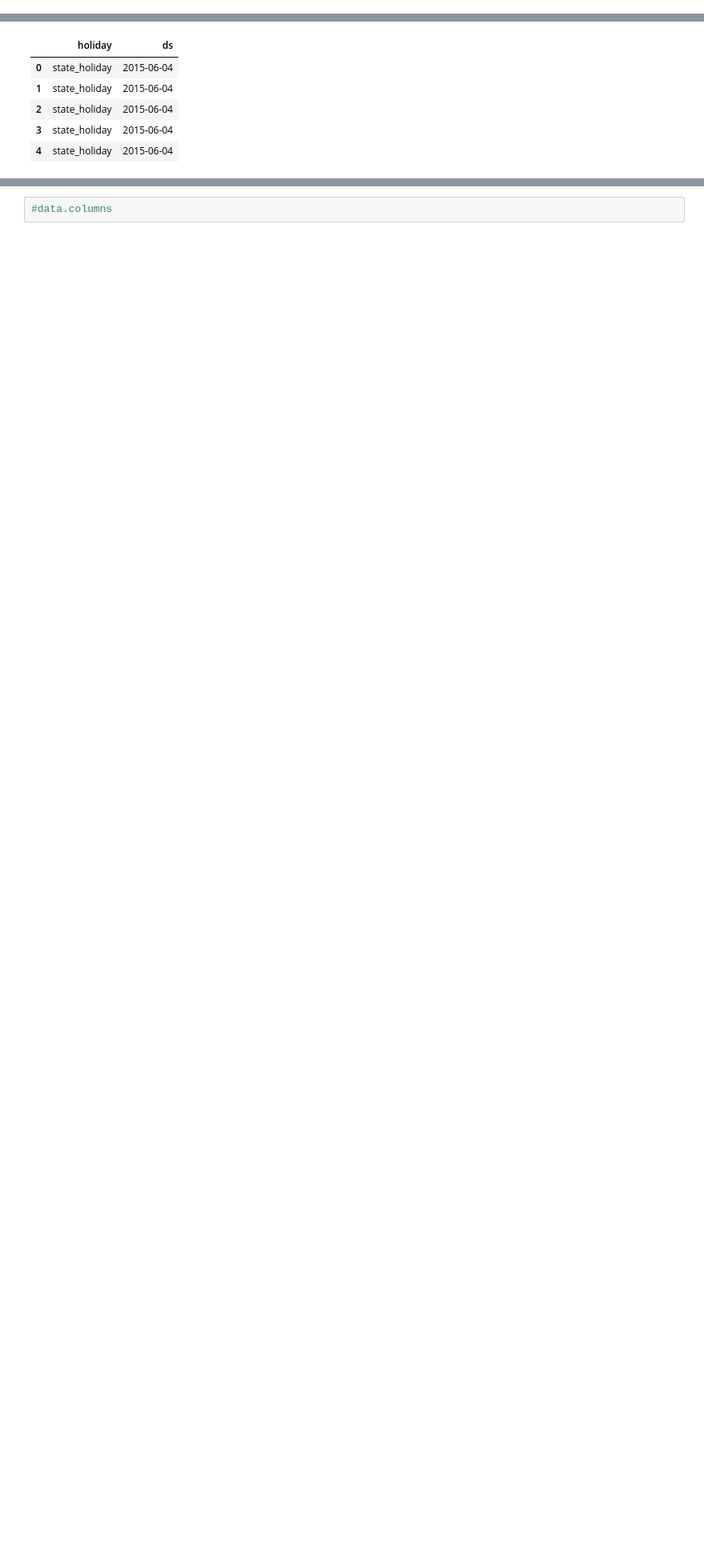
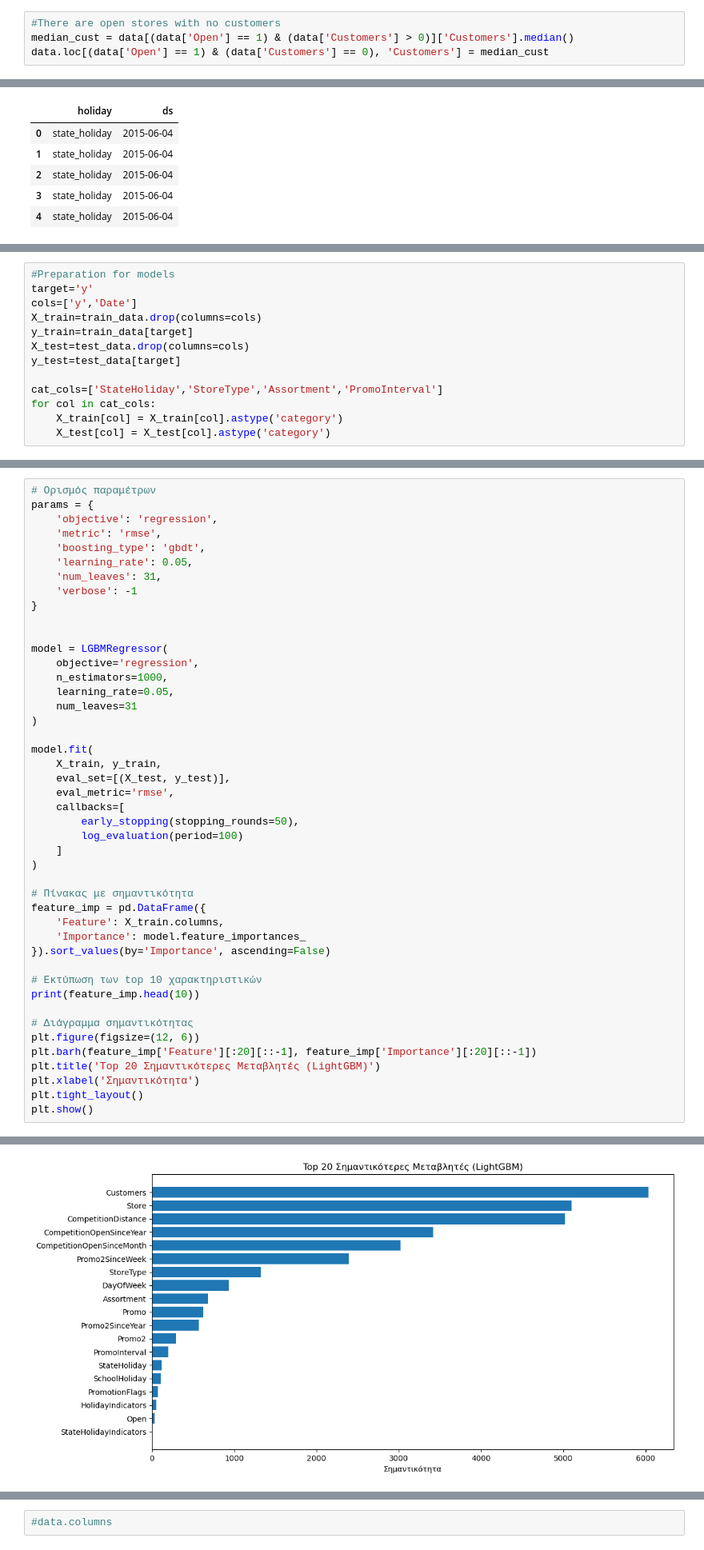
Before and after one commit to GeorgeStampolidiss/Projects, a Jupyter notebook: Project1_GStampolidis.ipynb, the cells around one changed output, grey strips where cells are left out. Shown at 80% size. Saved outputs shown, nothing was run; the diff lists cells and outputs as text; blank space fills up the shorter version.

```diff
--- a/Project1_GStampolidis.ipynb
+++ b/Project1_GStampolidis.ipynb
@@ -234,3 +238,7 @@ data["PromoInterval"] = data["PromoInterval"].fillna(most_frequent)
+# %%
+#There are open stores with no customers
+median_cust = data[(data['Open'] == 1) & (data['Customers'] > 0)]['Customers'].median()
+data.loc[(data['Open'] == 1) & (data['Customers'] == 0), 'Customers'] = median_cust
 # %%
 #check
 # %%
@@ -2022,0 +2007,13 @@ MAE:2367.08
+# %%
+#Preparation for models
+target='y'
+cols=['y','Date']
+X_train=train_data.drop(columns=cols)
+y_train=train_data[target]
+X_test=test_data.drop(columns=cols)
+y_test=test_data[target]
+
+cat_cols=['StateHoliday','StoreType','Assortment','PromoInterval']
+for col in cat_cols:
+    X_train[col] = X_train[col].astype('category')
+    X_test[col] = X_test[col].astype('category')
@@ -2022,0 +2024,46 @@ MAE:2367.08
+# %%
+# Ορισμός παραμέτρων
+params = {
+    'objective': 'regression',
+    'metric': 'rmse',
+    'boosting_type': 'gbdt',
+    'learning_rate': 0.05,
+    'num_leaves': 31,
+    'verbose': -1
+}
+
+
+model = LGBMRegressor(
+    objective='regression',
+    n_estimators=1000,
+    learning_rate=0.05,
+    num_leaves=31
+)
+
+model.fit(
+    X_train, y_train,
+    eval_set=[(X_test, y_test)],
+    eval_metric='rmse',
+    callbacks=[
+        early_stopping(stopping_rounds=50),
+        log_evaluation(period=100)
+    ]
+)
+
+# Πίνακας με σημαντικότητα
+feature_imp = pd.DataFrame({
+    'Feature': X_train.columns,
+    'Importance': model.feature_importances_
+}).sort_values(by='Importance', ascending=False)
+
+# Εκτύπωση των top 10 χαρακτηριστικών
+print(feature_imp.head(10))
+
+# Διάγραμμα σημαντικότητας
+plt.figure(figsize=(12, 6))
+plt.barh(feature_imp['Feature'][:20][::-1], feature_imp['Importance'][:20][::-1])
+plt.title('Top 20 Σημαντικότερες Μεταβλητές (LightGBM)')
+plt.xlabel('Σημαντικότητα')
+plt.tight_layout()
+plt.show()
+# %% [output]
@@ -2022,0 +2087 @@ MAE:2367.08
+[figure, added]
```
Also changed, not shown: parts of 23 cells of this notebook.
